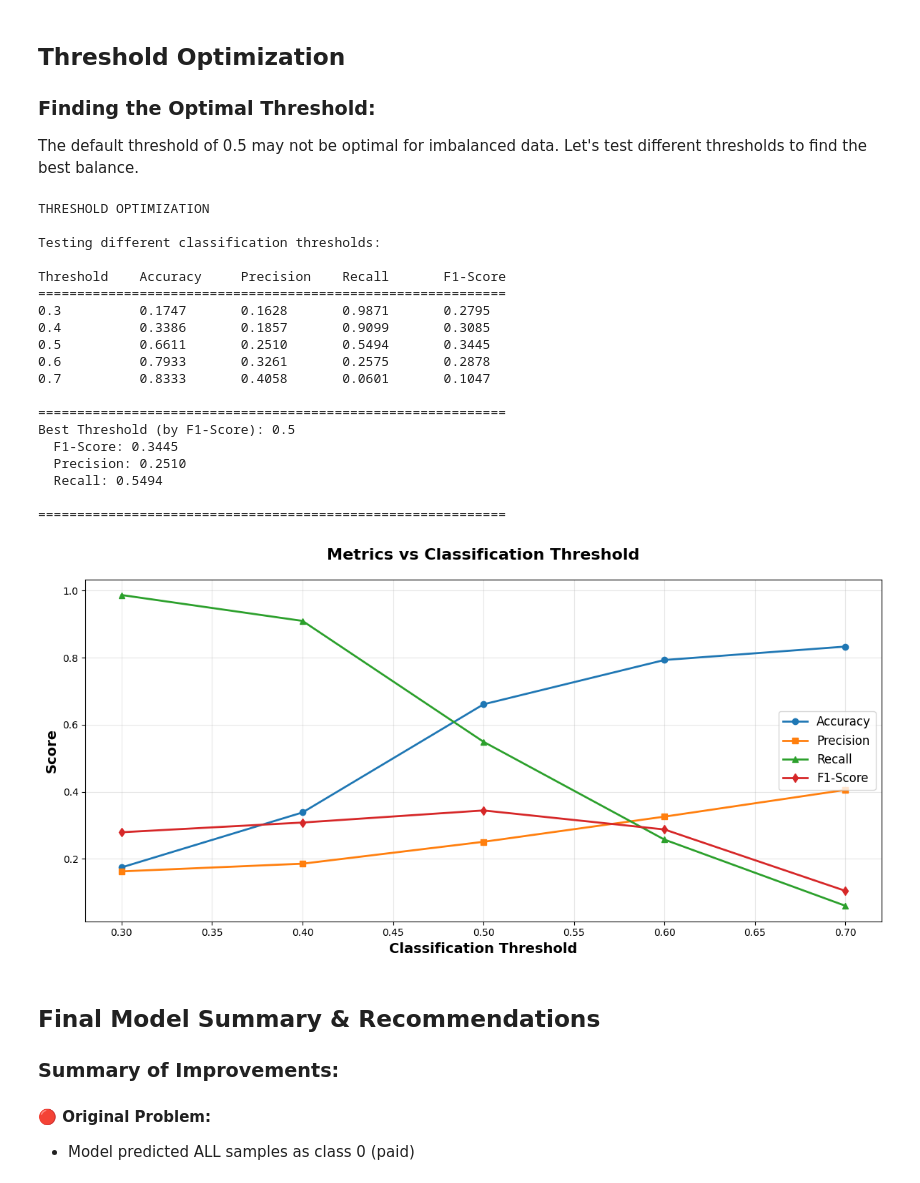
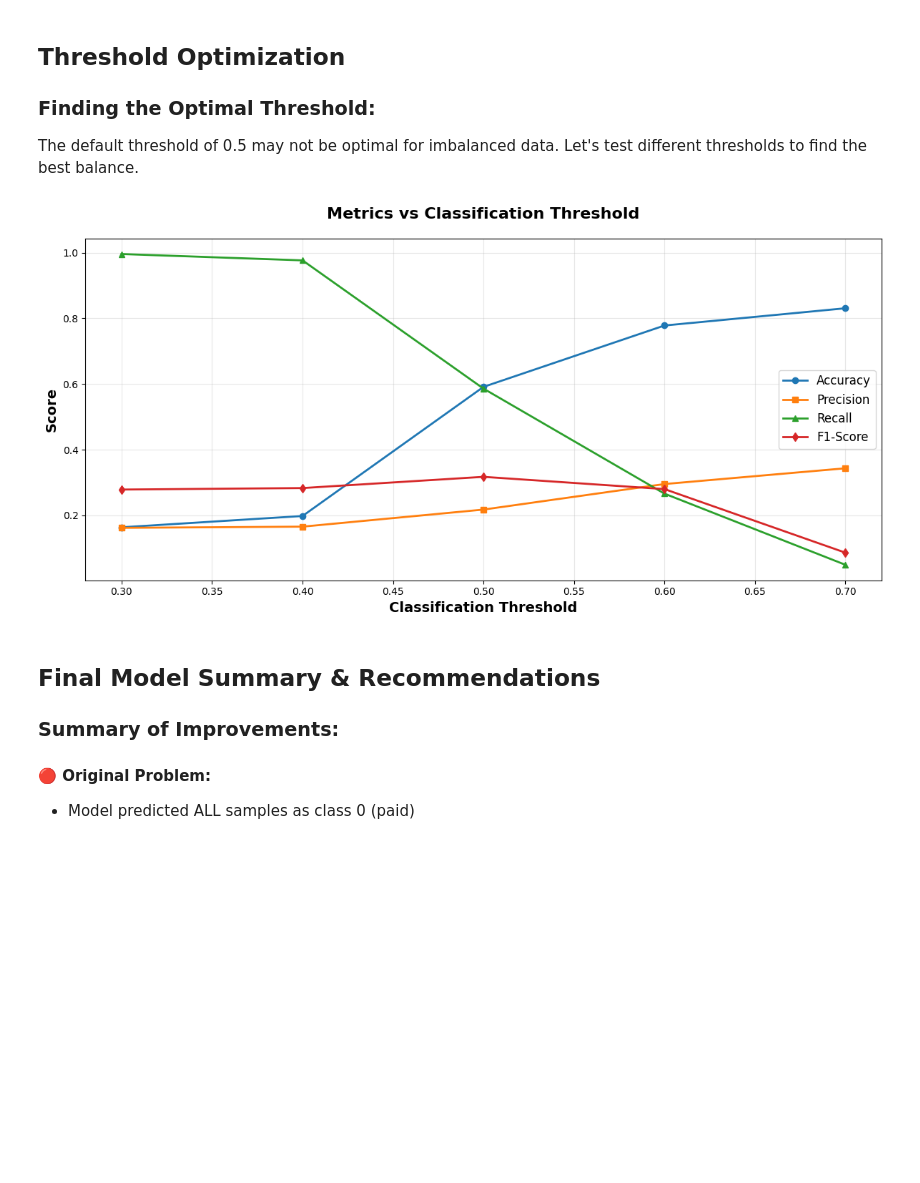
Before and after one commit to rlogwood/fs-rl-notebooks, a Jupyter notebook: assignments/unit4_deep_learning_with_tensorflow_and_keras/Unit4_CourseEndProject/LendingClubLoanDataAnalysis/LendingClubLoanDataAnalysis_v2.ipynb, the cells around one changed output. Saved outputs shown, nothing was run; the diff lists cells and outputs as text; code cells hidden in the pictures; blank space fills up the shorter version.

```diff
--- a/assignments/unit4_deep_learning_with_tensorflow_and_keras/Unit4_CourseEndProject/LendingClubLoanDataAnalysis/LendingClubLoanDataAnalysis_v2.ipynb
+++ b/assignments/unit4_deep_learning_with_tensorflow_and_keras/Unit4_CourseEndProject/LendingClubLoanDataAnalysis/LendingClubLoanDataAnalysis_v2.ipynb
@@ -851,3 +770,10 @@ TRAINING HISTORY VISUALIZATION
 - **False Positive (FP):** Incorrectly predicted as default (Type I error)
 - **False Negative (FN):** Incorrectly predicted as paid (Type II error) ⚠️ Costly!
 - **True Positive (TP):** Correctly predicted as default
+# %%
+reload_lib_modules()
+# Comprehensive evaluation
+results = me.evaluate_model_comprehensive(
+    model, X_test, y_test,
+    class_names=['Paid', 'Default'], usr_title="Loan Default Prediction"
+)
@@ -1060,76 +849,22 @@ Let's test different thresholds to find the best balance.
 # %%
-tu.print_heading("THRESHOLD OPTIMIZATION")
+# Visualize
+threshold_df = results['threshold_df']
 
-# Test different thresholds
-thresholds_to_test = [0.3, 0.4, 0.5, 0.6, 0.7]
-
-results = []
-print("\nTesting different classification thresholds:\n")
-print(f"{'Threshold':<12} {'Accuracy':<12} {'Precision':<12} {'Recall':<12} {'F1-Score':<12}")
-print("="*60)
-
-for threshold in thresholds_to_test:
-    y_pred_thresh = (y_pred_proba > threshold).astype("int32")
-
-    acc = accuracy_score(y_test, y_pred_thresh)
-    prec = precision_score(y_test, y_pred_thresh, zero_division=0)
-    rec = recall_score(y_test, y_pred_thresh, zero_division=0)
-    f1 = f1_score(y_test, y_pred_thresh, zero_division=0)
-
-    results.append({
-        'threshold': threshold,
-        'accuracy': acc,
-        'precision': prec,
-        'recall': rec,
-        'f1': f1
-    })
-
-    print(f"{threshold:<12.1f} {acc:<12.4f} {prec:<12.4f} {rec:<12.4f} {f1:<12.4f}")
-
-# Find best threshold by F1-score
-best_result = max(results, key=lambda x: x['f1'])
-print("\n" + "="*60)
-print(f"Best Threshold (by F1-Score): {best_result['threshold']:.1f}")
-print(f"  F1-Score: {best_result['f1']:.4f}")
-print(f"  Precision: {best_result['precision']:.4f}")
-print(f"  Recall: {best_result['recall']:.4f}")
-print("\n" + "="*60)
-
-# Visualize
-threshold_df = pd.DataFrame(results)
+#threshold_df = pd.DataFrame(results)
 plt.figure(figsize=(12, 6))
 plt.plot(threshold_df['threshold'], threshold_df['accuracy'], marker='o', label='Accuracy', linewidth=2)
 plt.plot(threshold_df['threshold'], threshold_df['precision'], marker='s', label='Precision', linewidth=2)
 plt.plot(threshold_df['threshold'], threshold_df['recall'], marker='^', label='Recall', linewidth=2)
 plt.plot(threshold_df['threshold'], threshold_df['f1'], marker='d', label='F1-Score', linewidth=2)
 plt.xlabel('Classification Threshold', fontsize=14, fontweight='bold')
 plt.ylabel('Score', fontsize=14, fontweight='bold')
 plt.title('Metrics vs Classification Threshold', fontsize=16, fontweight='bold', pad=20)
 plt.legend(fontsize=12)
 plt.grid(alpha=0.3)
 plt.tight_layout()
 plt.show()
 # %% [output]
-THRESHOLD OPTIMIZATION
-
-Testing different classification thresholds:
-
-Threshold    Accuracy     Precision    Recall       F1-Score
-============================================================
-0.3          0.1747       0.1628       0.9871       0.2795
-0.4          0.3386       0.1857       0.9099       0.3085
-0.5          0.6611       0.2510       0.5494       0.3445
-0.6          0.7933       0.3261       0.2575       0.2878
-0.7          0.8333       0.4058       0.0601       0.1047
-
-============================================================
-Best Threshold (by F1-Score): 0.5
-  F1-Score: 0.3445
-  Precision: 0.2510
-  Recall: 0.5494
-
-============================================================
-[figure, old version]
+[figure, new version]
 # %% [markdown]
 ## Final Model Summary & Recommendations
 
```
Also changed, not shown: parts of 26 cells of this notebook, 1 other file.
